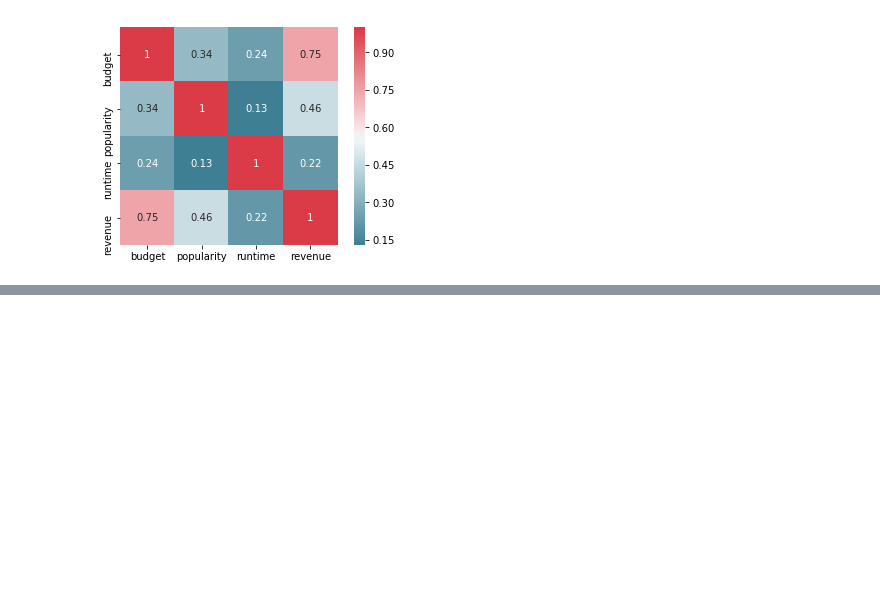
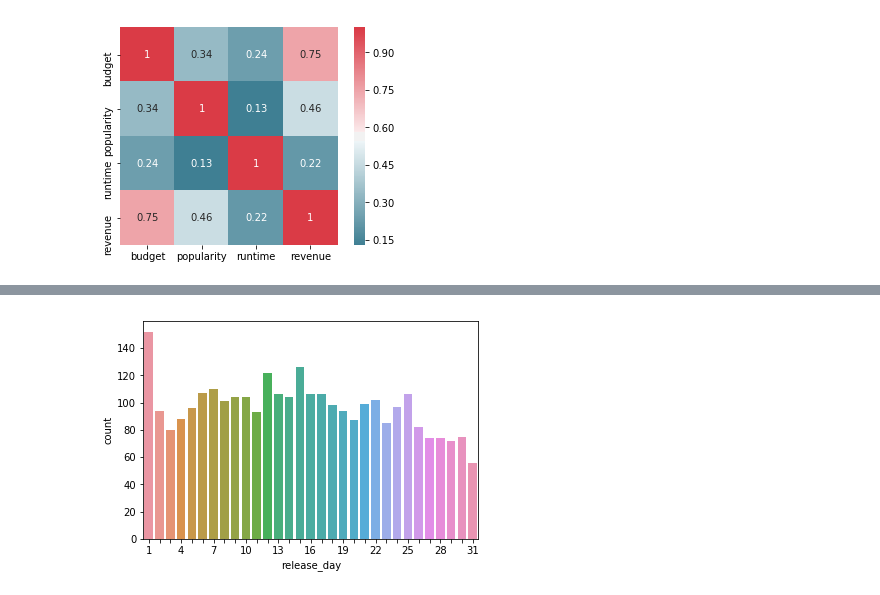
Before and after one commit to sumitdas1984/Kaggle-TMDB-Box-Office, a Jupyter notebook: notebooks/exploratory_data_analysis.ipynb, the cells around one changed output, grey strips where cells are left out. Cells and saved outputs as stored; diff of their text form; code cells hidden in the pictures; blank space fills up the shorter version.

```diff
--- a/notebooks/exploratory_data_analysis.ipynb
+++ b/notebooks/exploratory_data_analysis.ipynb
@@ -120,0 +162,7 @@ sns.heatmap(corr, annot=True, cmap=sns.diverging_palette(220, 10, as_cmap=True),
+# %%
+fig = sns.countplot(train.release_day)
+for index, label in enumerate(fig.xaxis.get_ticklabels()):
+    if index % 3 != 0:
+        label.set_visible(False)
+# %% [output]
+[figure, added]
```
Also changed, not shown: parts of 11 cells of this notebook.
